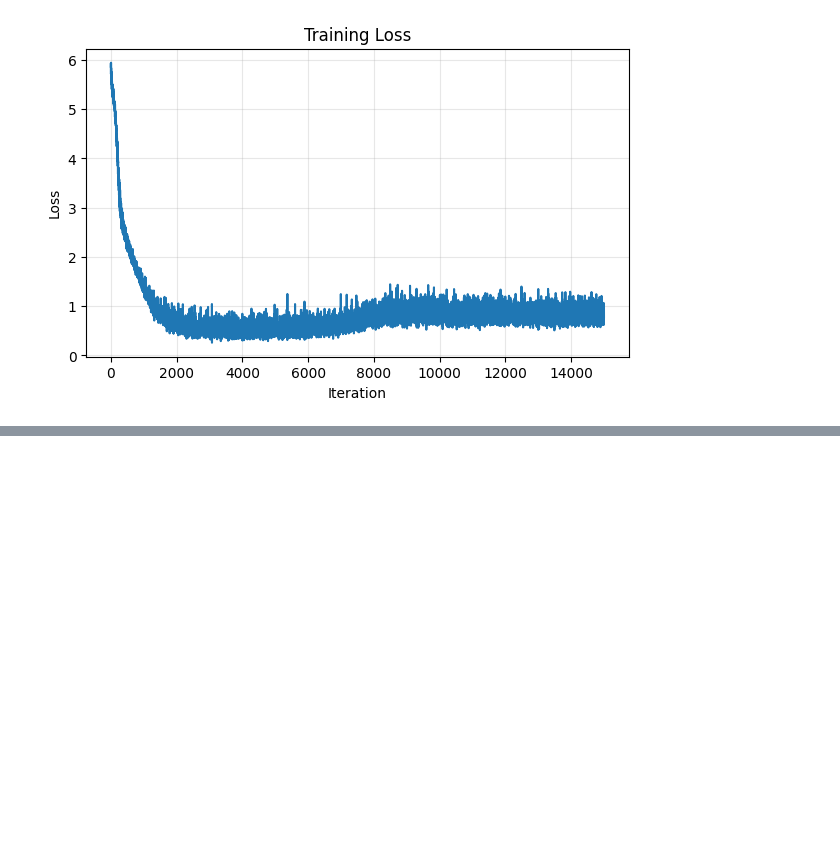
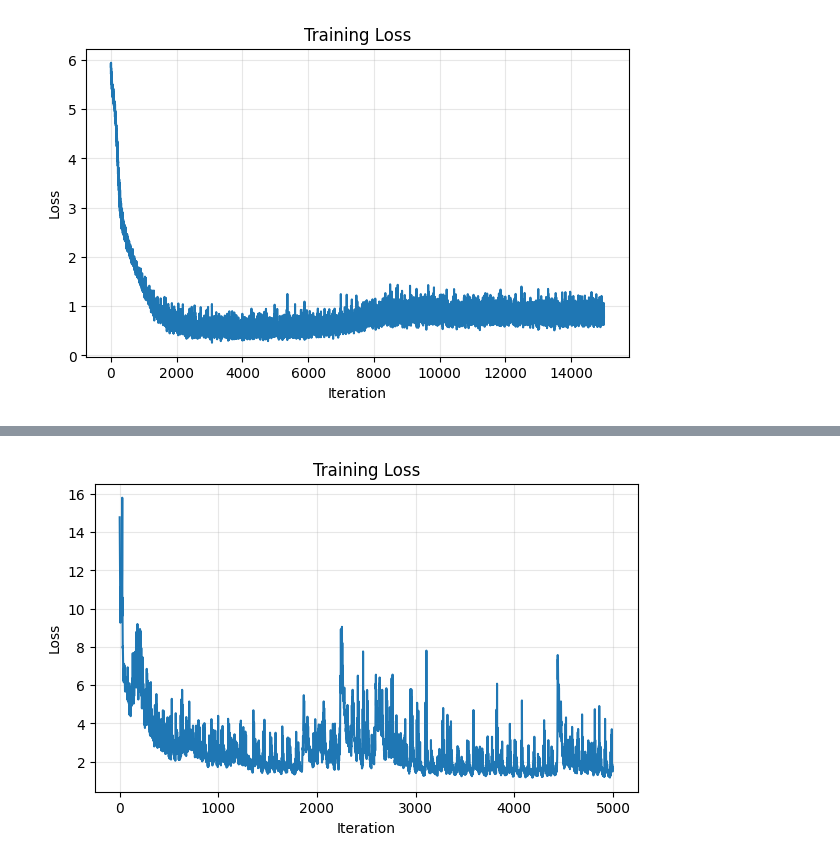
Before and after one commit to edovergna/equi-drifting, a Jupyter notebook: notebooks/aligned_loss.ipynb, the cells around one changed output, grey strips where cells are left out. Saved outputs shown, nothing was run; the diff lists cells and outputs as text; code cells hidden in the pictures; blank space fills up the shorter version.

```diff
--- a/notebooks/aligned_loss.ipynb
+++ b/notebooks/aligned_loss.ipynb
@@ -1109,0 +1227,4 @@ Atom Stability Fraction: 0.3729, Molecule Stability Fraction: 0.0100
+# %%
+NUM_GEN = 20
+real_mol = dataset[8]
+print(real_mol)
@@ -1109,0 +1233,81 @@ Atom Stability Fraction: 0.3729, Molecule Stability Fraction: 0.0100
+# %%
+device = torch.device("mps" if torch.backends.mps.is_available() else "cpu")
+# %%
+# Helper to perform forward pass
+dense_edge_index = real_mol.dense_edge_index
+edge_index_list = []
+for offset in range(NUM_GEN):
+    offset_edge_index = dense_edge_index + offset * real_mol.num_nodes
+    edge_index_list.append(offset_edge_index)
+dense_edge_index = torch.cat(edge_index_list, dim=1)
+dense_edge_index = dense_edge_index.to(device)
+# %%
+
+NUM_ATOM_TYPES = 5
+NUM_BLOCKS = 3
+HIDDEN_NF = 64
+TANH_COORD_UPDATES = False
+ATTENTION = True
+AGGR_TYPE = "sum"
+
+# Instantiate model and optimizer
+# Instantiate model and optimizer
+model = EGNN(
+    num_atom_types=NUM_ATOM_TYPES,
+    num_blocks=NUM_BLOCKS,
+    hidden_nf=HIDDEN_NF,
+    attention=ATTENTION,
+    tanh_coord_updates=TANH_COORD_UPDATES,
+    aggr_type=AGGR_TYPE,
+)
+model = model.to(device)
+
+optimizer = torch.optim.Adam(model.parameters(), lr=LR)
+
+TEMP = 1
+NUM_ITERS = 5000
+
+    # Sample noise once but for multiple molecules
+    # as the real molecules
+    # This is the logic in sample noise above
+
+real_positions = real_positions.to(device)
+real_types = real_types.to(device)
+
+pos_noise = torch.randn((NUM_GEN, 7, 3))
+pos_noise = pos_noise - pos_noise.mean(dim=1, keepdim=True)
+                # We sample random noise as embedding for atom types
+type_noise = torch.randn((NUM_GEN, 7, 5))
+
+pos_noise = pos_noise.flatten(end_dim=1)
+type_noise = type_noise.flatten(end_dim=1)
+
+pos_noise = pos_noise.to(device)
+type_noise = type_noise.to(device)
+
+
+loss_list = []
+for iter in range(NUM_ITERS):
+
+    optimizer.zero_grad()
+    gen_pos, gen_types = model(pos_noise, type_noise, dense_edge_index)
+
+    gen_pos = gen_pos.reshape(NUM_GEN, 7, 3)
+    gen_types = gen_types.reshape(NUM_GEN, 7, 5)
+    gen_pos = gen_pos - gen_pos.mean(dim=1, keepdim=True)
+
+    gen_types_prob = F.softmax(gen_types, dim=-1)
+    gen_types_sphere = probs_to_sphere(gen_types_prob, eps=1e-8)
+
+    loss, pos_distance, types_distance = compute_aligning_drift_loss(gen_pos, real_positions, gen_types_sphere, real_types, scale_loss=1.0)
+
+    loss.backward()
+    optimizer.step()
+    loss_list.append(loss.mean().item())
+    if (iter + 1) % 100 == 0:
+        print(f"Iter {iter}: Loss = {loss.mean().item()}")
+        print("euclidean distance: ", pos_distance.mean())
+        print("spherical_distance: ", types_distance.mean())
+
+plot_loss(loss_list)
+# %% [output]
@@ -1109,0 +1331 @@ Atom Stability Fraction: 0.3729, Molecule Stability Fraction: 0.0100
+[figure, added]
```
Also changed, not shown: parts of 16 cells of this notebook.
